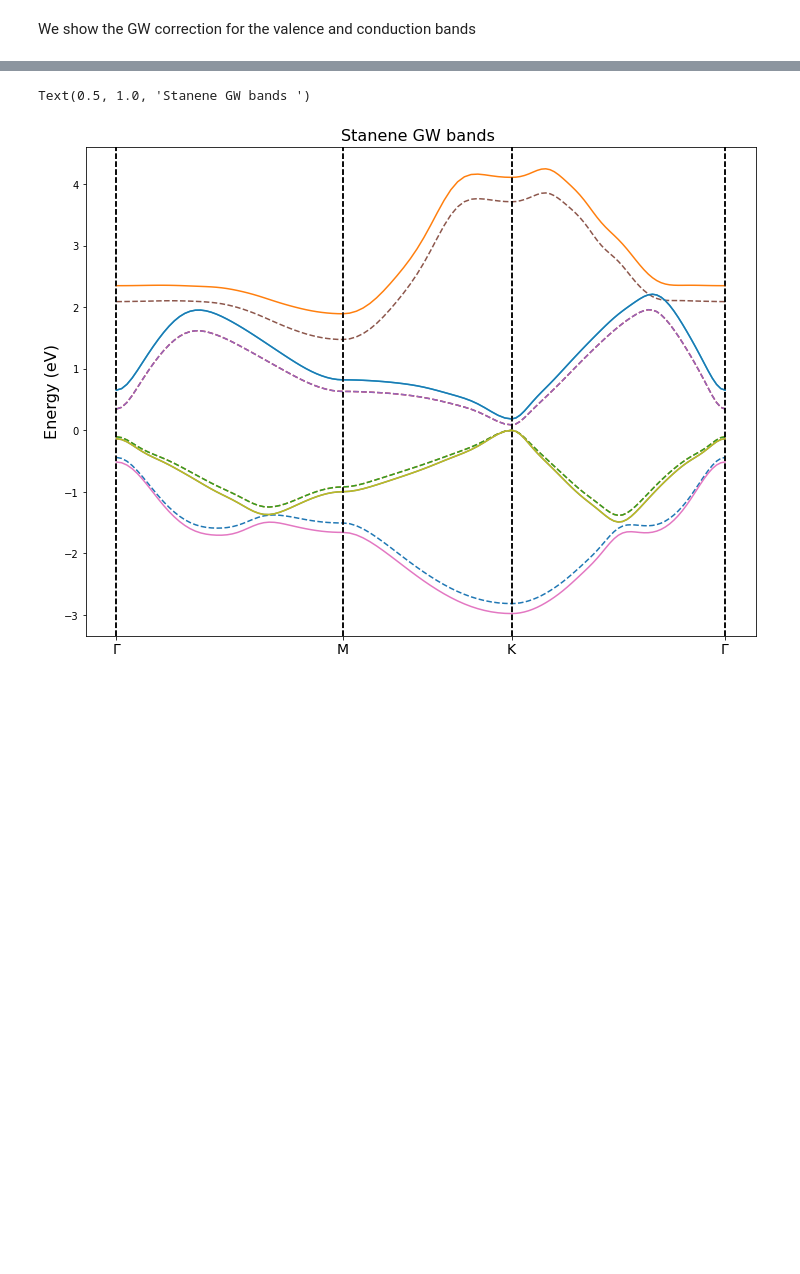
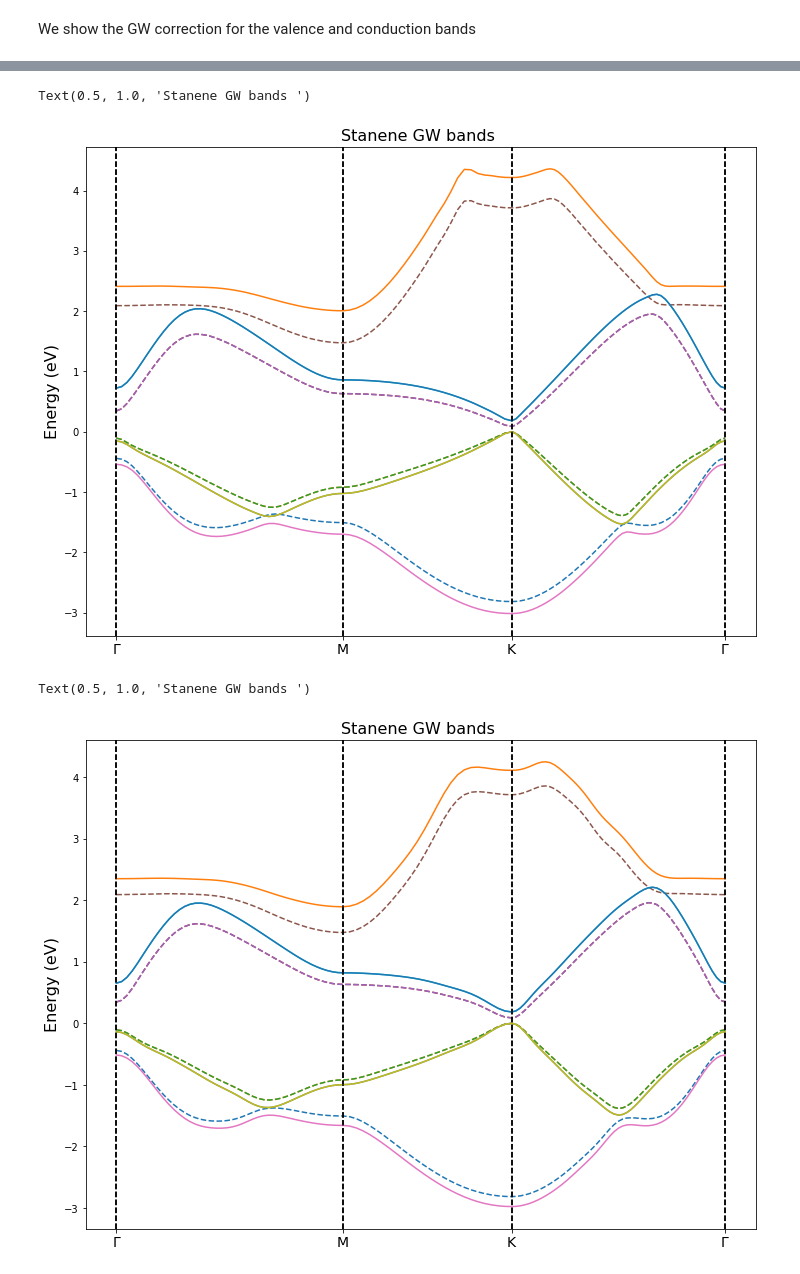
Before and after one commit to marcodalessandro76/Stanene, a Jupyter notebook: GW_Analysis-ONCV.ipynb, the cells around one changed output, grey strips where cells are left out. Saved outputs shown, nothing was run; the diff lists cells and outputs as text; code cells hidden in the pictures; blank space fills up the shorter version.

```diff
--- a/GW_Analysis-ONCV.ipynb
+++ b/GW_Analysis-ONCV.ipynb
@@ -830 +841,12 @@ We show the GW correction for the valence and conduction bands
+# %%
+# Results for the 42x42x1 kpoints sampling 20 interp shells
+
+fig, ax = plt.subplots(figsize=(12,9))
+bands_dft.plot(plt,selection=[2,3,4,5,6,7],linestyle='--',label='dft')
+bands_gw.plot(plt,selection=[2,3,4,5,6,7],linestyle='-',label='gw')
+ax.set_ylabel('Energy (eV)',size=16)
+plt.title('Stanene GW bands ',size=16)
+# %% [output]
+Text(0.5, 1.0, 'Stanene GW bands ')
+[figure, added]
 # %%
```
Also changed, not shown: parts of 8 cells of this notebook, 1 other file.
